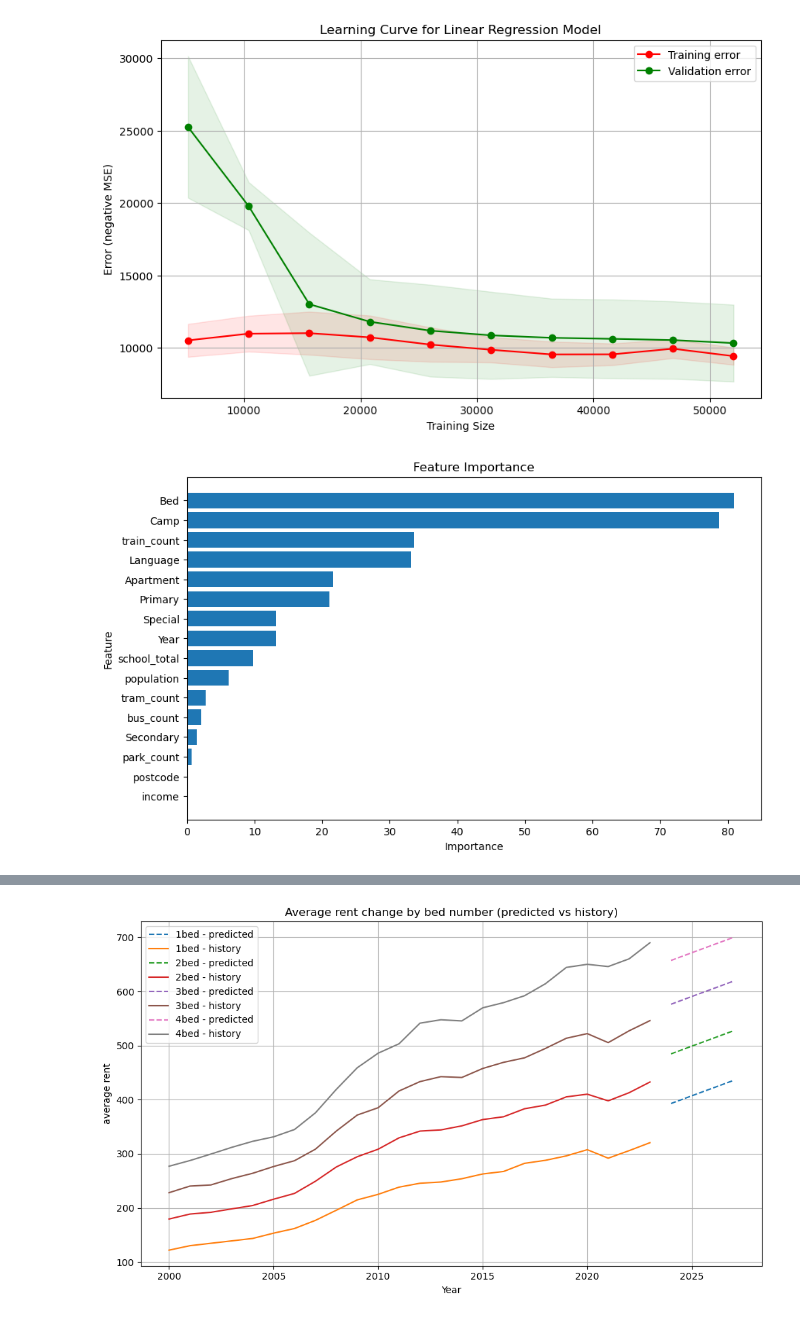
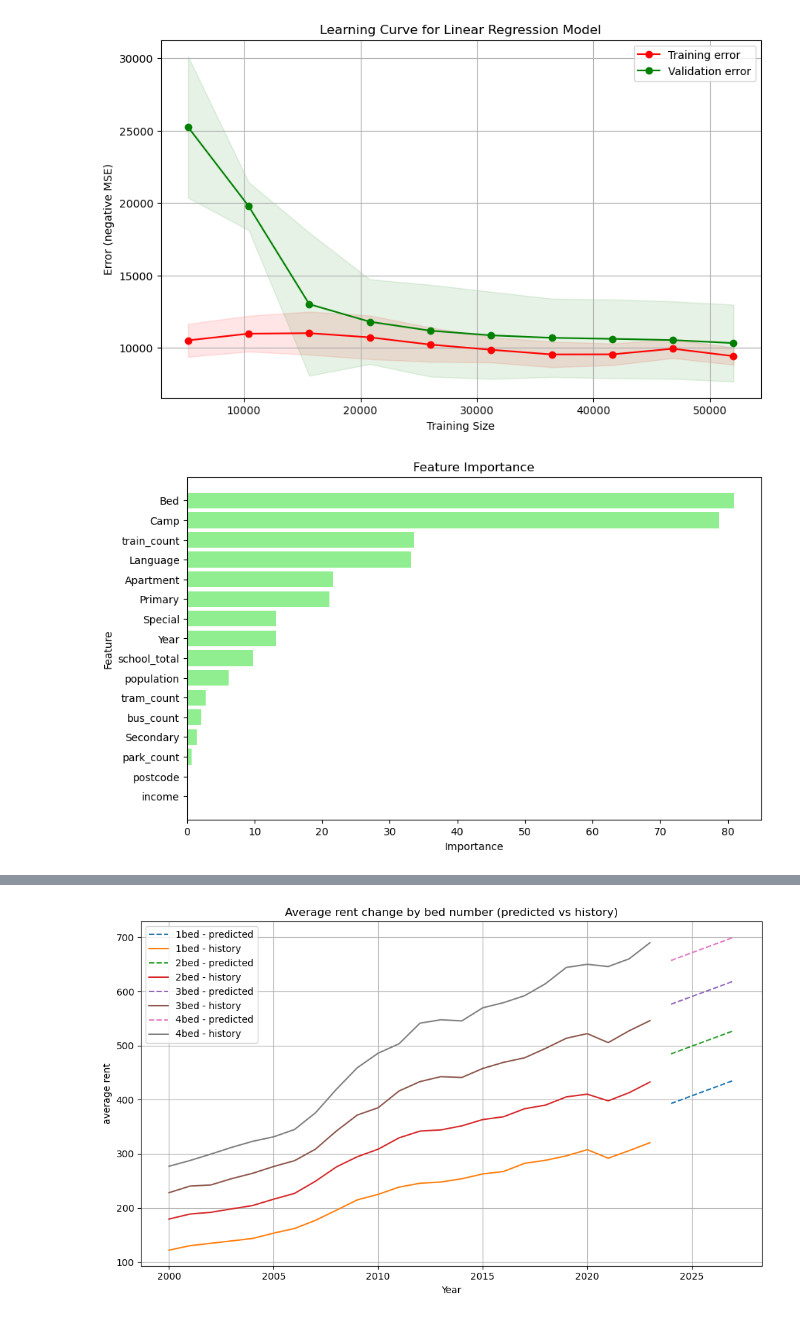
Before and after one commit to MAST30034-AppliedDataScience/project-2-group-real-estate-industry-project-16, a Jupyter notebook: models/Linear_regression.ipynb, the cells around one changed output, grey strips where cells are left out. Drawn from its saved outputs; the diff is of its cells as text; code cells hidden in the pictures.

```diff
--- a/models/Linear_regression.ipynb
+++ b/models/Linear_regression.ipynb
@@ -106,31 +106,34 @@ plot_learning_curve(model, X, y)
 # %% [output]
 [figure]
 # %%
+model = LinearRegression()
+model.fit(X_train, y_train)
+
 # Get the feature importance (coefficients) from the linear regression model
 feature_importance = np.abs(model.coef_)
 
 # Create a DataFrame to display feature names and their importance
 features = ['Year','Bed', 'park_count','Apartment', 'postcode', 'population', 'income', 'Camp',
                    'Language', 'Primary', 'Secondary', 'Special', 'school_total',
                    'tram_count', 'bus_count', 'train_count']
 importance_df = pd.DataFrame({
     'Feature': features,
     'Importance': feature_importance
 })
 
 # Sort the DataFrame by importance in descending order
 importance_df = importance_df.sort_values(by='Importance', ascending=False)
 
 # Visual feature importance
 plt.figure(figsize=(10, 6))
-plt.barh(importance_df['Feature'], importance_df['Importance'])
+plt.barh(importance_df['Feature'], importance_df['Importance'], color='lightgreen')
 plt.title('Feature Importance')
 plt.xlabel('Importance')
 plt.ylabel('Feature')
 plt.gca().invert_yaxis()
 plt.show()
 # %% [output]
-[figure, old version]
+[figure, new version]
 # %%
 test_data_features = test_data[['Year','Bed', 'park_count','Apartment', 'postcode', 'population', 'income', 'Camp',
                    'Language', 'Primary', 'Secondary', 'Special', 'school_total',
```
Also changed, not shown: 1 other file.
